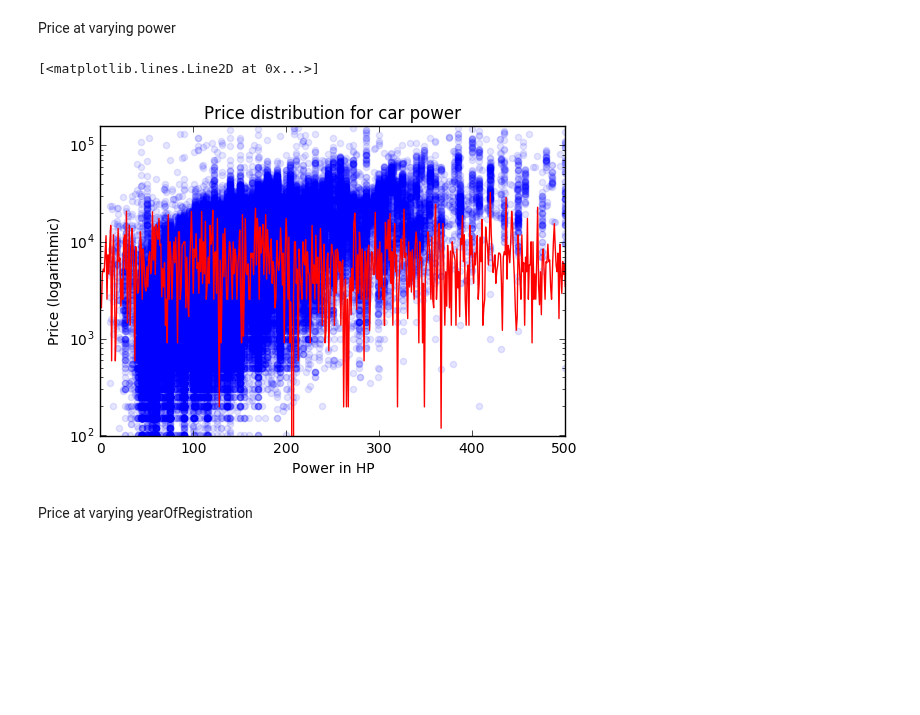
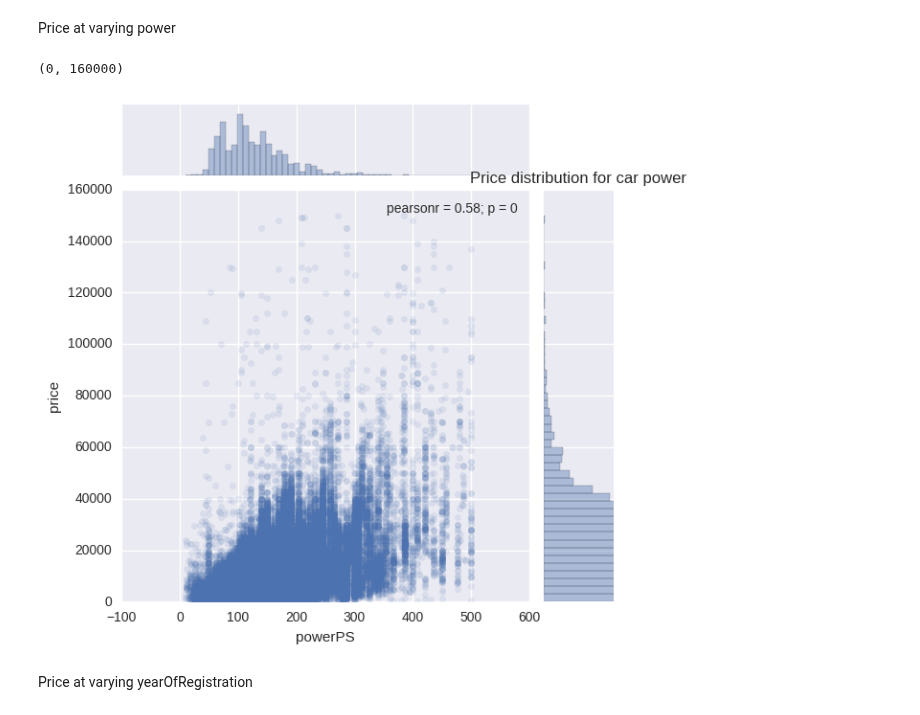
Before and after one commit to ddmng/jupyter-test, a Jupyter notebook: Autos-Copy1.ipynb, the cells around one changed output. Saved outputs shown, nothing was run; the diff lists cells and outputs as text; code cells hidden in the pictures; blank space fills up the shorter version.

```diff
--- a/Autos-Copy1.ipynb
+++ b/Autos-Copy1.ipynb
@@ -103,23 +104,18 @@ Data kept for analisys: 65 percent of the entire set
 Price at varying power
 # %%
 p = no_outliers
-plt.scatter(p['powerPS'], p['price'], alpha=.1, marker='o', color='b')
+#plt.scatter(p['powerPS'], p['price'], alpha=.1, marker='o', color='b')
+ax = sns.jointplot(x='powerPS', y='price',data=p[['powerPS','price']], alpha=0.1)
 plt.title('Price distribution for car power')
-plt.xlabel('Power in HP')
-plt.ylabel('Price (logarithmic)')
-plt.yscale('log')
+#plt.xlabel('Power in HP')
+#plt.ylabel('Price (logarithmic)')
+#plt.yscale('log')
 
 plt.xlim(0, 501)
 plt.ylim(0, 160000)
-
-xy = p[['powerPS']].values
-yy = p['price'].values
-model = linear_model.LinearRegression().fit(xy, yy)
-pred = model.predict(xy)
-plt.plot(pred, color='r')
 # %% [output]
-[<matplotlib.lines.Line2D at 0x...>]
+(0, 160000)
-[figure, old version]
+[figure, new version]
 # %% [markdown]
 Price at varying yearOfRegistration
 # %%
```
Also changed, not shown: parts of 15 cells of this notebook.
